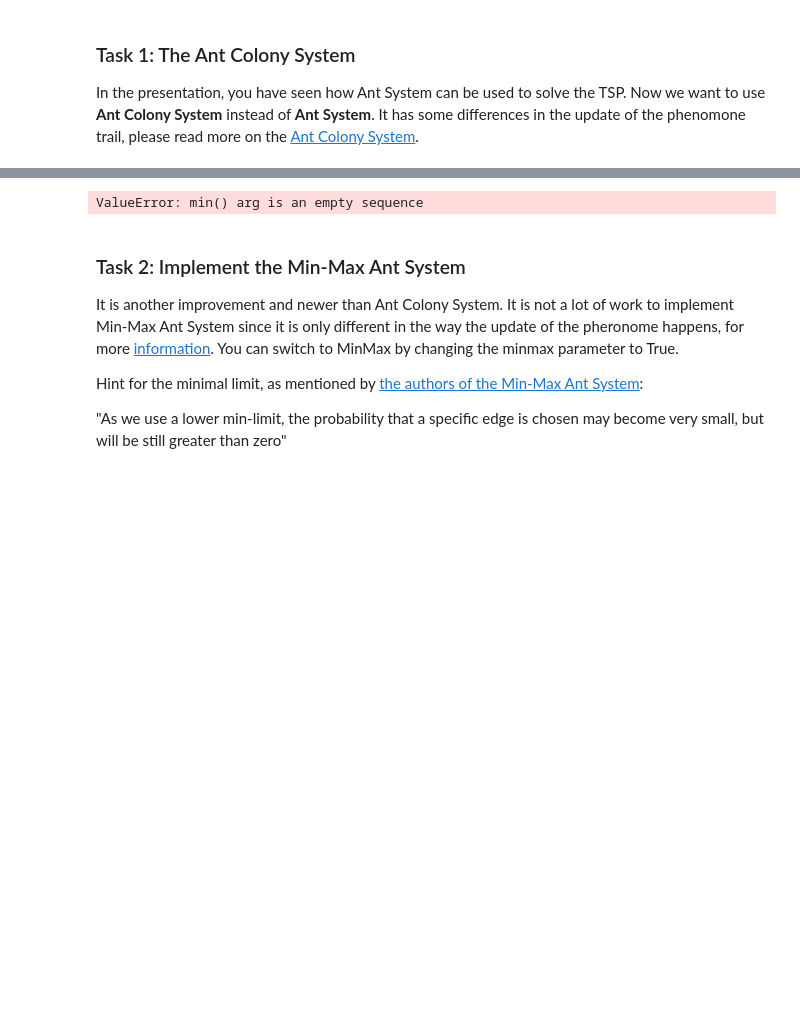
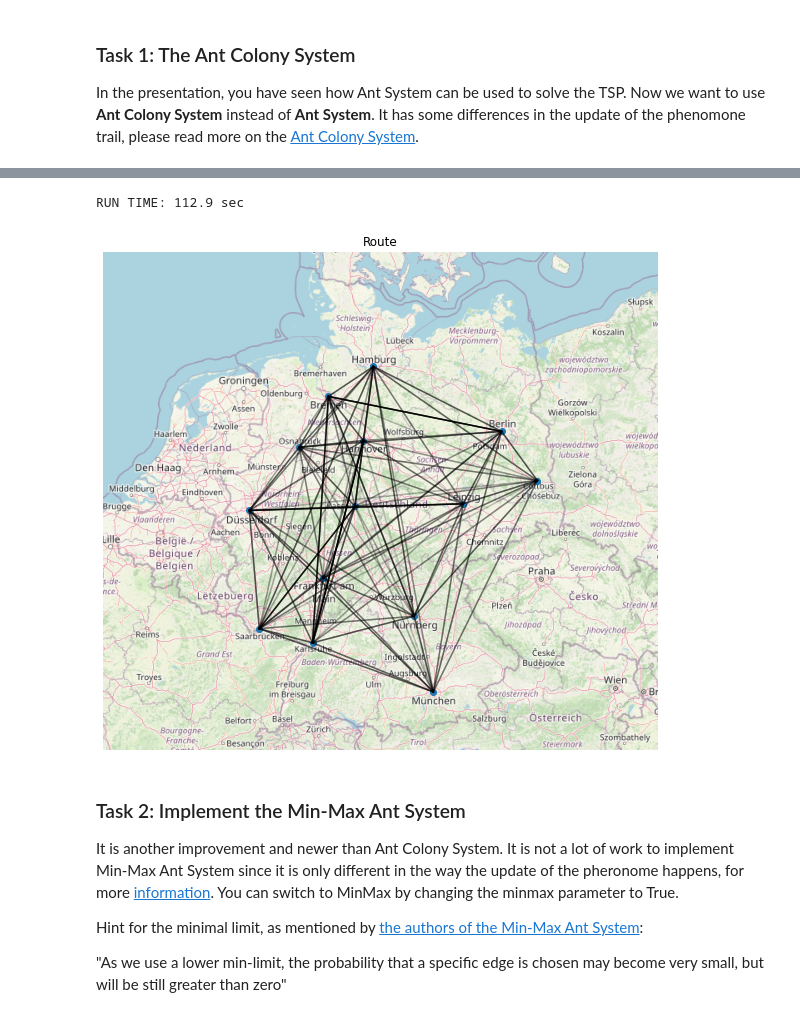
Before and after one commit to NatureInspiredAlgorithms-Group-B/Ant_Colony_Optimization, a Jupyter notebook: Students_Task_solved.ipynb, the cells around one changed output, grey strips where cells are left out. Drawn from its saved outputs; the diff is of its cells as text; code cells hidden in the pictures; blank space fills up the shorter version.

```diff
--- a/Students_Task_solved.ipynb
+++ b/Students_Task_solved.ipynb
@@ -364,10 +289,11 @@ RUN TIME: 25.9 sec
 # %%
 G = Germany()
 C = AntColony(20, G, alpha=3.0, beta=3.0, rho=0.1, minmax=True)
-ant_path, ant_length, pheromone = C(100)
+ant_path, ant_length, pheromone = C(500)
 G.visualize()
 # %% [output]
-ValueError: min() arg is an empty sequence
+RUN TIME: 112.9 sec
+[figure, added]
 # %% [markdown]
 ### Task 2: Implement the Min-Max Ant System
 It is another improvement and newer than Ant Colony System. It is not a lot of work to implement Min-Max Ant System since it is only different in the way the update of the pheronome happens, for more [information](http://www.scholarpedia.org/article/Ant_colony_optimization#MAX_MIN_ant_system). You can switch to MinMax by changing the minmax parameter to True.
```
Also changed, not shown: parts of 2 cells of this notebook, 1 other file.
